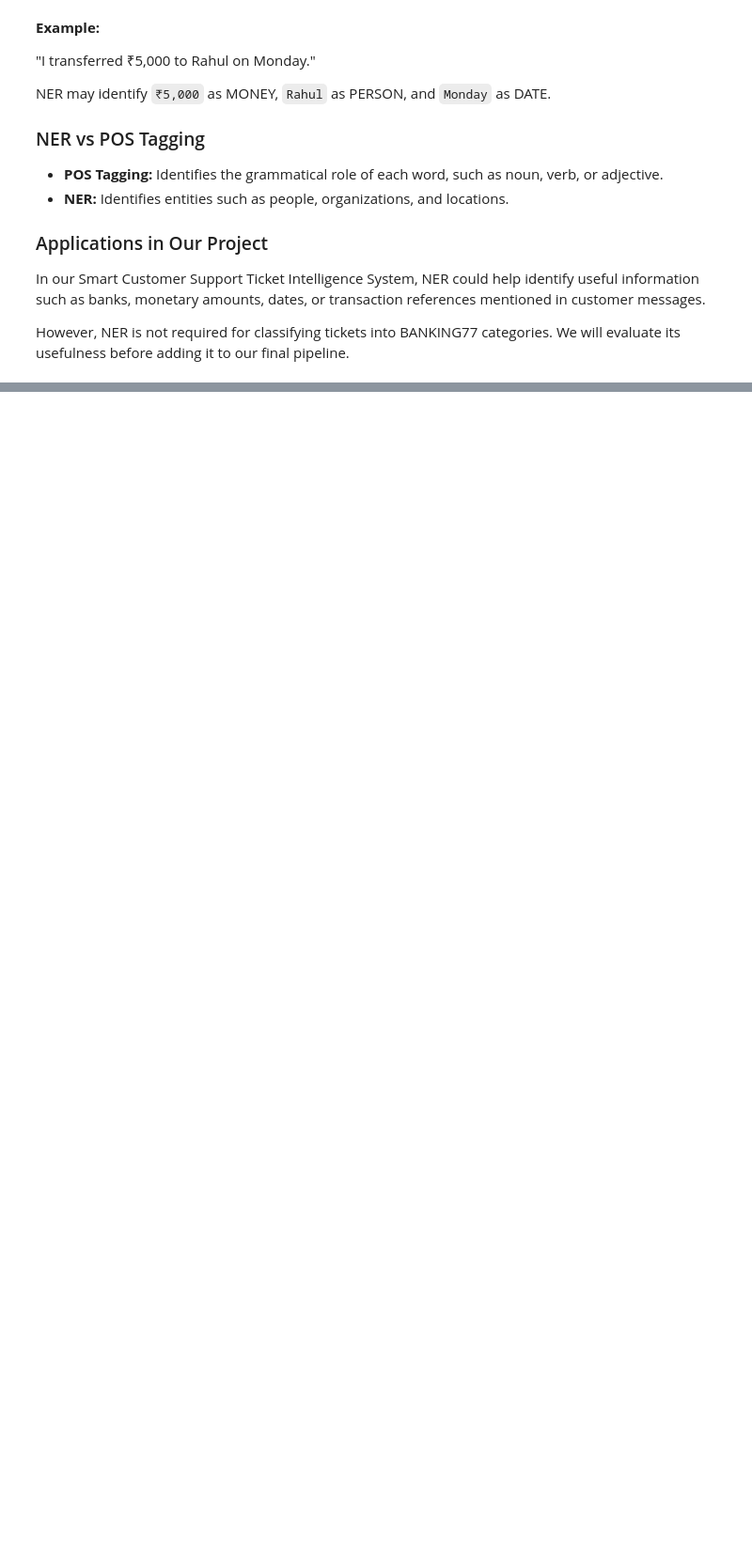
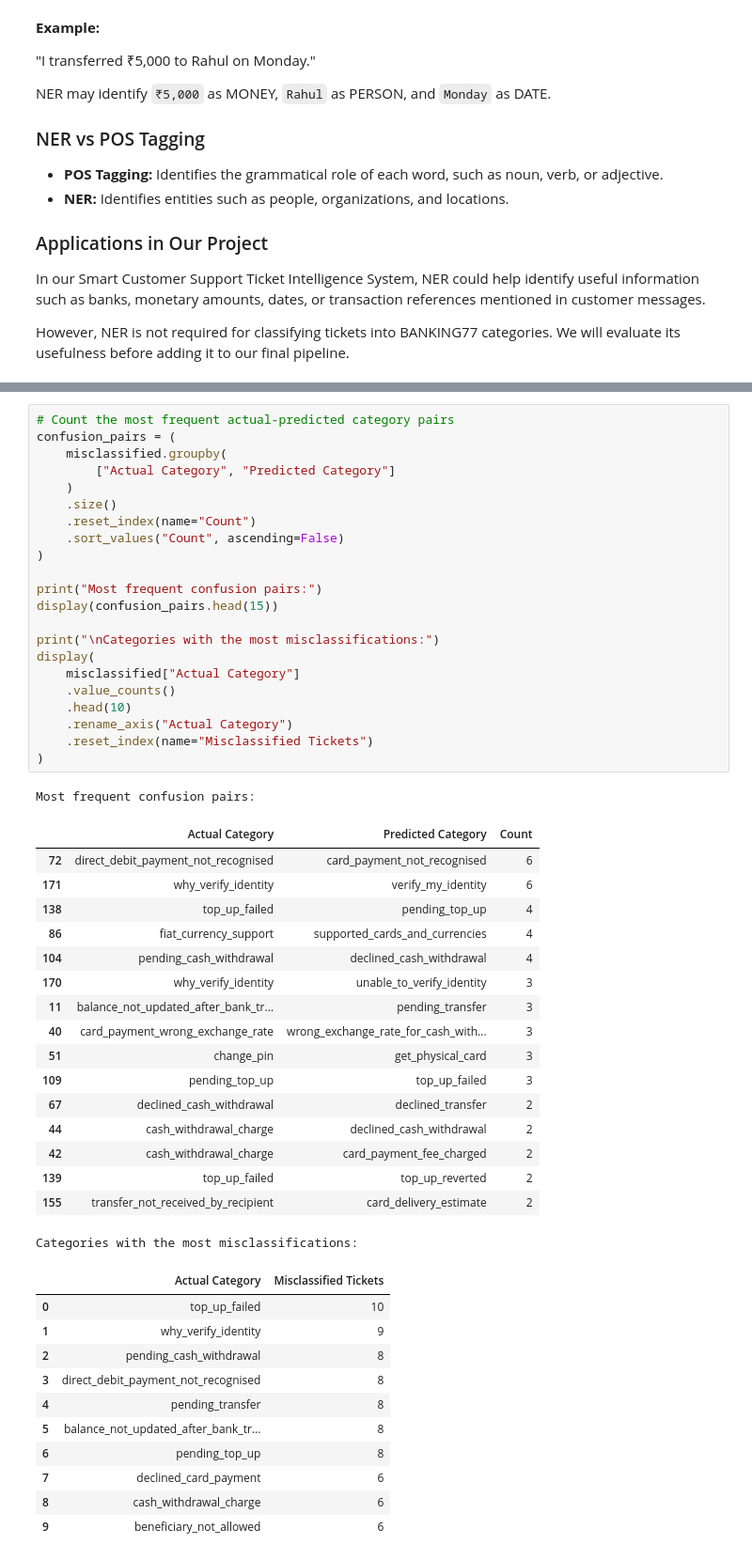
Before and after one commit to naynaz06/Smart-Customer-Support-Ticket-IS, a Jupyter notebook: notebook.ipynb, the cells around one changed output, grey strips where cells are left out. Shown at 94% size. Drawn from its saved outputs; the diff is of its cells as text; blank space fills up the shorter version.

```diff
--- a/notebook.ipynb
+++ b/notebook.ipynb
@@ -757,0 +1515,52 @@ LookupError:
+# %%
+# Count the most frequent actual-predicted category pairs
+confusion_pairs = (
+    misclassified.groupby(
+        ["Actual Category", "Predicted Category"]
+    )
+    .size()
+    .reset_index(name="Count")
+    .sort_values("Count", ascending=False)
+)
+
+print("Most frequent confusion pairs:")
+display(confusion_pairs.head(15))
+
+print("\nCategories with the most misclassifications:")
+display(
+    misclassified["Actual Category"]
+    .value_counts()
+    .head(10)
+    .rename_axis("Actual Category")
+    .reset_index(name="Misclassified Tickets")
+)
+# %% [output]
+Most frequent confusion pairs:
+|  | Actual Category | Predicted Category | Count |
+| 72 | direct_debit_payment_not_recognised | card_payment_not_recognised | 6 |
+| 171 | why_verify_identity | verify_my_identity | 6 |
+| 138 | top_up_failed | pending_top_up | 4 |
+| 86 | fiat_currency_support | supported_cards_and_currencies | 4 |
+| 104 | pending_cash_withdrawal | declined_cash_withdrawal | 4 |
+| 170 | why_verify_identity | unable_to_verify_identity | 3 |
+| 11 | balance_not_updated_after_bank_tr... | pending_transfer | 3 |
+| 40 | card_payment_wrong_exchange_rate | wrong_exchange_rate_for_cash_with... | 3 |
+| 51 | change_pin | get_physical_card | 3 |
+| 109 | pending_top_up | top_up_failed | 3 |
+| 67 | declined_cash_withdrawal | declined_transfer | 2 |
+| 44 | cash_withdrawal_charge | declined_cash_withdrawal | 2 |
+| 42 | cash_withdrawal_charge | card_payment_fee_charged | 2 |
+| 139 | top_up_failed | top_up_reverted | 2 |
+| 155 | transfer_not_received_by_recipient | card_delivery_estimate | 2 |
+Categories with the most misclassifications:
+|  | Actual Category | Misclassified Tickets |
+| 0 | top_up_failed | 10 |
+| 1 | why_verify_identity | 9 |
+| 2 | pending_cash_withdrawal | 8 |
+| 3 | direct_debit_payment_not_recognised | 8 |
+| 4 | pending_transfer | 8 |
+| 5 | balance_not_updated_after_bank_tr... | 8 |
+| 6 | pending_top_up | 8 |
+| 7 | declined_card_payment | 6 |
+| 8 | cash_withdrawal_charge | 6 |
+| 9 | beneficiary_not_allowed | 6 |
```
Also changed, not shown: parts of 56 cells of this notebook.
